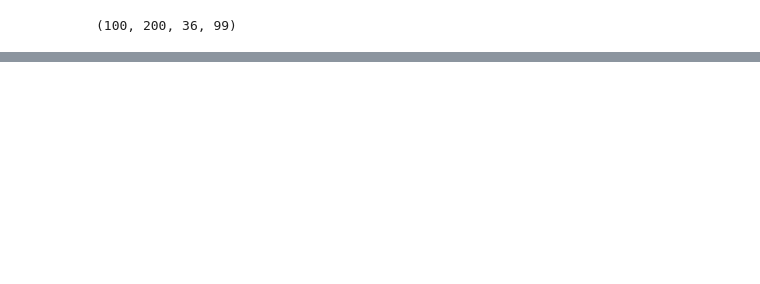
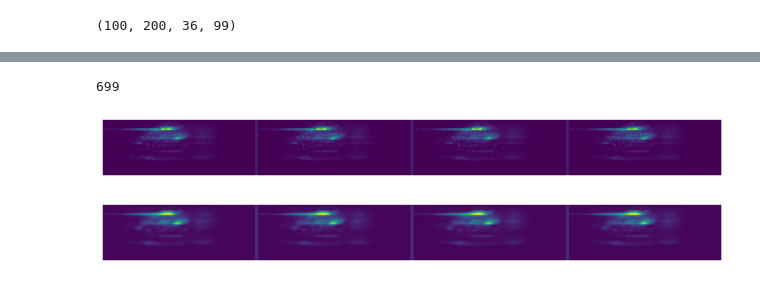
Before and after one commit to ARCLab-MIT/mocat-ml, a Jupyter notebook: nbs/end2end.ipynb, the cells around one changed output, grey strips where cells are left out. Cells and saved outputs as stored; diff of their text form; code cells hidden in the pictures; blank space fills up the shorter version.

```diff
--- a/nbs/end2end.ipynb
+++ b/nbs/end2end.ipynb
@@ -129,0 +124,2 @@ RuntimeError: DataLoader worker (pid(s) 16821) exited unexpectedly
+# %%
+learn.fit_one_cycle(config.n_epoch, lr_max=lr_max)
@@ -129,0 +133,3 @@ RuntimeError: DataLoader worker (pid(s) 16821) exited unexpectedly
+# %%
+p,t = learn.get_preds()
+len(p), p[0].shape
@@ -129,0 +139,14 @@ RuntimeError: DataLoader worker (pid(s) 16821) exited unexpectedly
+# %%
+def show_res(t, idx, figsize=(8,4)):
+    density_seq = DensitySeq.create([t[i][idx] for i in range(len(t))])
+    density_seq.show(figsize=figsize);
+# %%
+k = random.randint(0, dls.valid.n)
+figsize=(12,8)
+print(k)
+show_res(t,k, figsize=figsize)
+show_res(p,k, figsize=figsize)
+# %% [output]
+699
+[figure, added]
+[figure, added]
```
Also changed, not shown: parts of 10 cells of this notebook, 1 other file.
